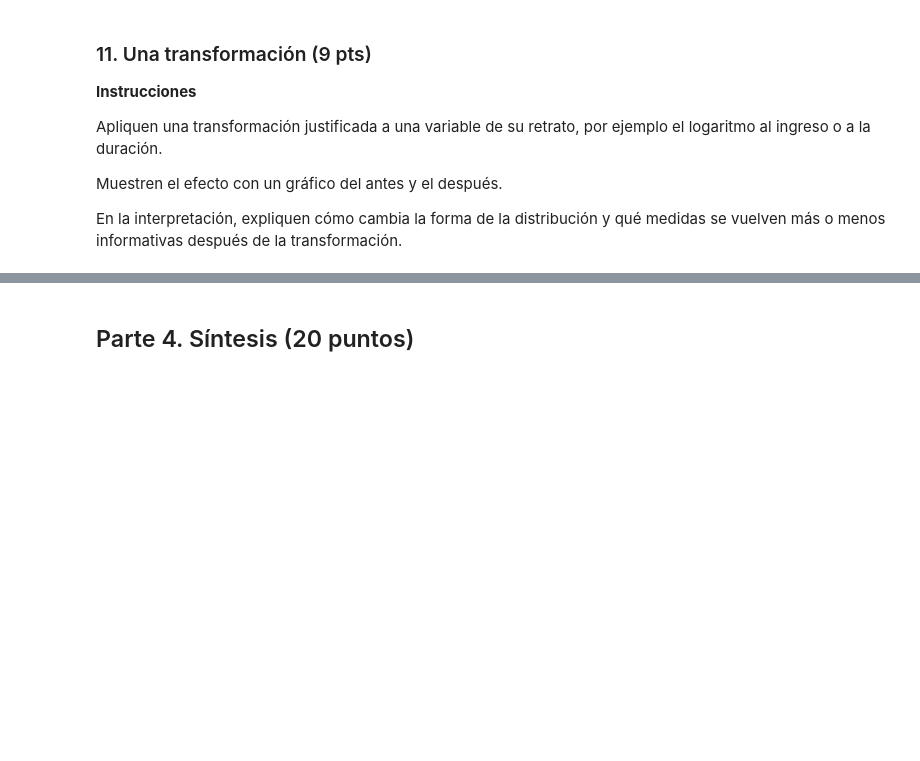
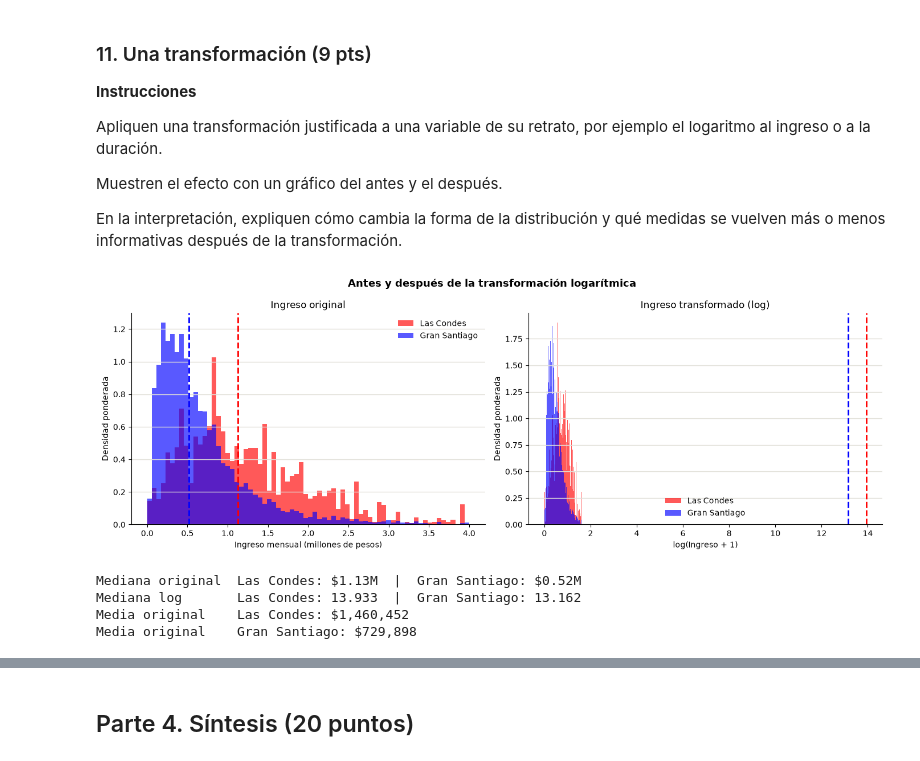
Before and after one commit to gonzzza-lol/cienciaDatos, a Jupyter notebook: tarea1_Suarez_Gutierrez.ipynb, the cells around one changed output, grey strips where cells are left out. Cells and saved outputs as stored; diff of their text form; code cells hidden in the pictures; blank space fills up the shorter version.

```diff
--- a/tarea1_Suarez_Gutierrez.ipynb
+++ b/tarea1_Suarez_Gutierrez.ipynb
@@ -704,5 +706,70 @@ Muestren el efecto con un gráfico del antes y el después.
 En la interpretación, expliquen cómo cambia la forma de la distribución y qué
 medidas se vuelven más o menos informativas después de la transformación.
 # %%
-# Su código (agreguen las celdas que necesiten)
+# Transformación logarítmica del ingreso del hogar
+# Variable elegida: IngresoHogar (fuertemente sesgado a la derecha, mediana << media)
+
+hogaresLC_limpio = hogaresLasCondes[["IngresoHogar", "Factor"]].dropna()
+hogaresLC_limpio = hogaresLC_limpio[hogaresLC_limpio["Factor"] > 0]
+hogares_limpio = hogares[["IngresoHogar", "Factor"]].dropna()
+hogares_limpio = hogares_limpio[hogares_limpio["Factor"] > 0]
+
+ingresosLC = hogaresLC_limpio["IngresoHogar"].values / 1e6
+ingresos = hogares_limpio["IngresoHogar"].values / 1e6
+pesosLC = hogaresLC_limpio["Factor"].values
+pesos = hogares_limpio["Factor"].values
+
+# Mediana ponderada antes y después de la transformación
+medLC_original = cuantiles_ponderados(hogaresLC_limpio["IngresoHogar"], hogaresLC_limpio["Factor"], 0.50) / 1e6
+med_original = cuantiles_ponderados(hogares_limpio["IngresoHogar"], hogares_limpio["Factor"], 0.50) / 1e6
+medLC_log = cuantiles_ponderados(np.log1p(hogaresLC_limpio["IngresoHogar"]), hogaresLC_limpio["Factor"], 0.50)
+med_log = cuantiles_ponderados(np.log1p(hogares_limpio["IngresoHogar"]), hogares_limpio["Factor"], 0.50)
+
+fig, (ax1, ax2) = plt.subplots(1, 2, figsize=(14, 5))
+
+bins = np.linspace(0, 4, 71)
+
+# Panel izquierdo: ingreso original
+ax1.hist(ingresosLC, bins=bins, weights=pesosLC, density=True,
+         alpha=0.65, color="red", edgecolor="none", label="Las Condes")
+ax1.hist(ingresos, bins=bins, weights=pesos, density=True,
+         alpha=0.65, color="blue", edgecolor="none", label="Gran Santiago")
+ax1.axvline(medLC_original, color="red", lw=2, ls="--")
+ax1.axvline(med_original, color="blue", lw=2, ls="--")
+ax1.set_xlabel("Ingreso mensual (millones de pesos)")
+ax1.set_ylabel("Densidad ponderada")
+ax1.set_title("Ingreso original")
+ax1.legend(frameon=False)
+ax1.spines[["top", "right"]].set_visible(False)
+ax1.grid(axis="y", color="#e1e0d9", lw=1)
+
+# Panel derecho: ingreso transformado (log)
+log_bins = np.linspace(0, np.log1p(4), 71)
+ax2.hist(np.log1p(ingresosLC), bins=log_bins, weights=pesosLC, density=True,
+         alpha=0.65, color="red", edgecolor="none", label="Las Condes")
+ax2.hist(np.log1p(ingresos), bins=log_bins, weights=pesos, density=True,
+         alpha=0.65, color="blue", edgecolor="none", label="Gran Santiago")
+ax2.axvline(medLC_log, color="red", lw=2, ls="--")
+ax2.axvline(med_log, color="blue", lw=2, ls="--")
+ax2.set_xlabel("log(Ingreso + 1)")
+ax2.set_ylabel("Densidad ponderada")
+ax2.set_title("Ingreso transformado (log)")
+ax2.legend(frameon=False)
+ax2.spines[["top", "right"]].set_visible(False)
+ax2.grid(axis="y", color="#e1e0d9", lw=1)
+
+plt.suptitle("Antes y después de la transformación logarítmica", fontsize=13, fontweight="bold")
+plt.tight_layout()
+plt.show()
+
+print(f"Mediana original  Las Condes: ${medLC_original:,.2f}M  |  Gran Santiago: ${med_original:,.2f}M")
+print(f"Mediana log       Las Condes: {medLC_log:.3f}  |  Gran Santiago: {med_log:.3f}")
+print(f"Media original    Las Condes: ${(hogaresLC_limpio['IngresoHogar'] * hogaresLC_limpio['Factor']).sum() / hogaresLC_limpio['Factor'].sum():,.0f}")
+print(f"Media original    Gran Santiago: ${(hogares_limpio['IngresoHogar'] * hogares_limpio['Factor']).sum() / hogares_limpio['Factor'].sum():,.0f}")
+# %% [output]
+[figure, added]
+Mediana original  Las Condes: $1.13M  |  Gran Santiago: $0.52M
+Mediana log       Las Condes: 13.933  |  Gran Santiago: 13.162
+Media original    Las Condes: $1,460,452
+Media original    Gran Santiago: $729,898
 # %% [markdown]
```
Also changed, not shown: parts of 9 cells of this notebook.
